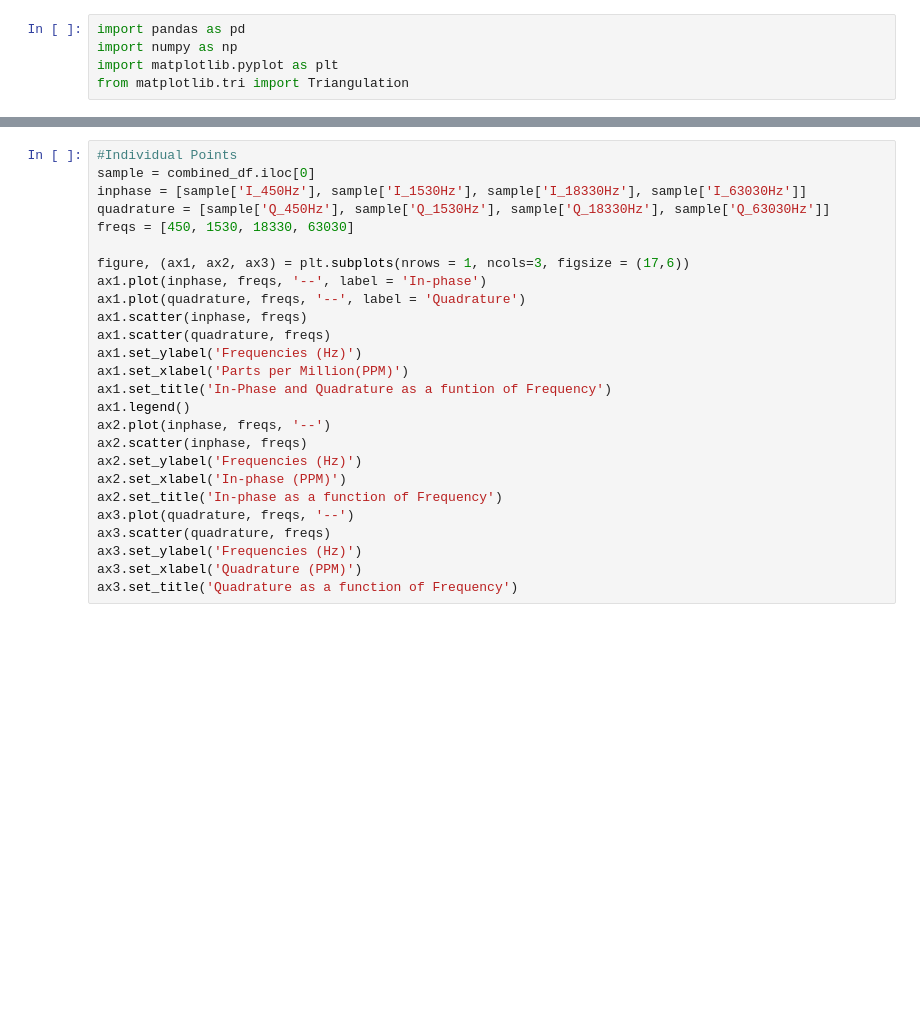
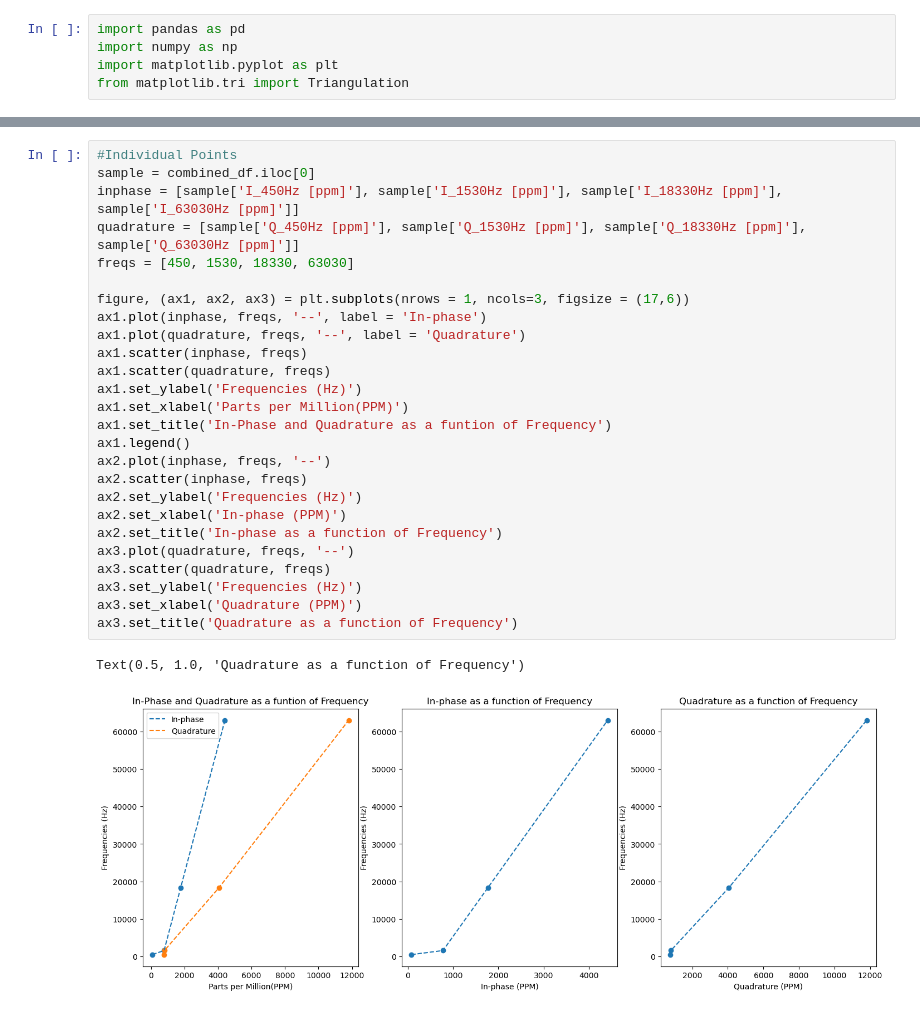
Before and after one commit to NathanSedmak/FDEM_Project_FC_2025, a Jupyter notebook: code/basic-processing.ipynb, the cells around one changed output, grey strips where cells are left out. Saved outputs shown, nothing was run; the diff lists cells and outputs as text; blank space fills up the shorter version.

```diff
--- a/code/basic-processing.ipynb
+++ b/code/basic-processing.ipynb
@@ -71,29 +69,32 @@ for freq in frequencies:
 # %%
 #Individual Points
 sample = combined_df.iloc[0]
-inphase = [sample['I_450Hz'], sample['I_1530Hz'], sample['I_18330Hz'], sample['I_63030Hz']]
-quadrature = [sample['Q_450Hz'], sample['Q_1530Hz'], sample['Q_18330Hz'], sample['Q_63030Hz']]
+inphase = [sample['I_450Hz [ppm]'], sample['I_1530Hz [ppm]'], sample['I_18330Hz [ppm]'], sample['I_63030Hz [ppm]']]
+quadrature = [sample['Q_450Hz [ppm]'], sample['Q_1530Hz [ppm]'], sample['Q_18330Hz [ppm]'], sample['Q_63030Hz [ppm]']]
 freqs = [450, 1530, 18330, 63030]
 
 figure, (ax1, ax2, ax3) = plt.subplots(nrows = 1, ncols=3, figsize = (17,6))
 ax1.plot(inphase, freqs, '--', label = 'In-phase')
 ax1.plot(quadrature, freqs, '--', label = 'Quadrature')
 ax1.scatter(inphase, freqs)
 ax1.scatter(quadrature, freqs)
 ax1.set_ylabel('Frequencies (Hz)')
 ax1.set_xlabel('Parts per Million(PPM)')
 ax1.set_title('In-Phase and Quadrature as a funtion of Frequency')
 ax1.legend()
 ax2.plot(inphase, freqs, '--')
 ax2.scatter(inphase, freqs)
 ax2.set_ylabel('Frequencies (Hz)')
 ax2.set_xlabel('In-phase (PPM)')
 ax2.set_title('In-phase as a function of Frequency')
 ax3.plot(quadrature, freqs, '--')
 ax3.scatter(quadrature, freqs)
 ax3.set_ylabel('Frequencies (Hz)')
 ax3.set_xlabel('Quadrature (PPM)')
 ax3.set_title('Quadrature as a function of Frequency')
+# %% [output]
+Text(0.5, 1.0, 'Quadrature as a function of Frequency')
+[figure, added]
 # %%
 plt.figure(figsize=(12, 6))
 plt.scatter(x, y, s=2)
```
Also changed, not shown: parts of 5 cells of this notebook.
